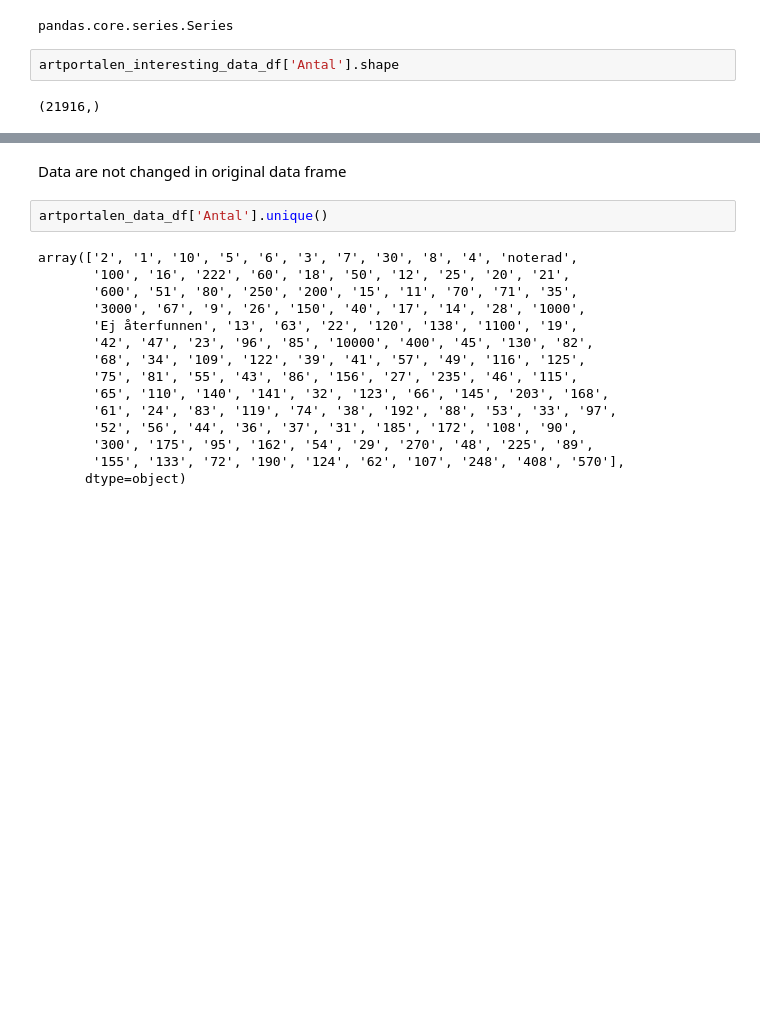
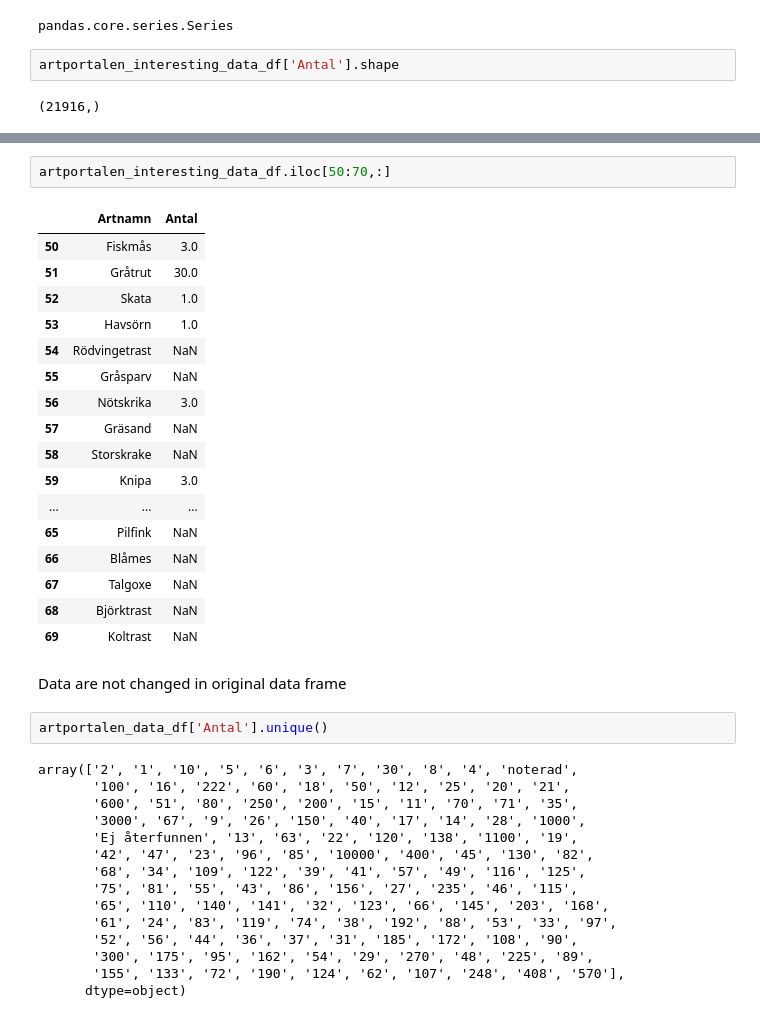
Before and after one commit to totatorbj/su-mt4007, a Jupyter notebook: HW3/HW3_investigation.ipynb, the cells around one changed output, grey strips where cells are left out. Cells and saved outputs as stored; diff of their text form; blank space fills up the shorter version.

```diff
--- a/HW3/HW3_investigation.ipynb
+++ b/HW3/HW3_investigation.ipynb
@@ -406,3 +428,23 @@ artportalen_interesting_data_df['Antal'].shape
+# %%
+artportalen_interesting_data_df.iloc[50:70,:]
+# %% [output]
+|  | Artnamn | Antal |
+| 50 | Fiskmås | 3.0 |
+| 51 | Gråtrut | 30.0 |
+| 52 | Skata | 1.0 |
+| 53 | Havsörn | 1.0 |
+| 54 | Rödvingetrast | NaN |
+| 55 | Gråsparv | NaN |
+| 56 | Nötskrika | 3.0 |
+| 57 | Gräsand | NaN |
+| 58 | Storskrake | NaN |
+| 59 | Knipa | 3.0 |
+| ... | ... | ... |
+| 65 | Pilfink | NaN |
+| 66 | Blåmes | NaN |
+| 67 | Talgoxe | NaN |
+| 68 | Björktrast | NaN |
+| 69 | Koltrast | NaN |
 # %% [markdown]
 Data are not changed in original data frame
 # %%
```
Also changed, not shown: parts of 42 cells of this notebook.
